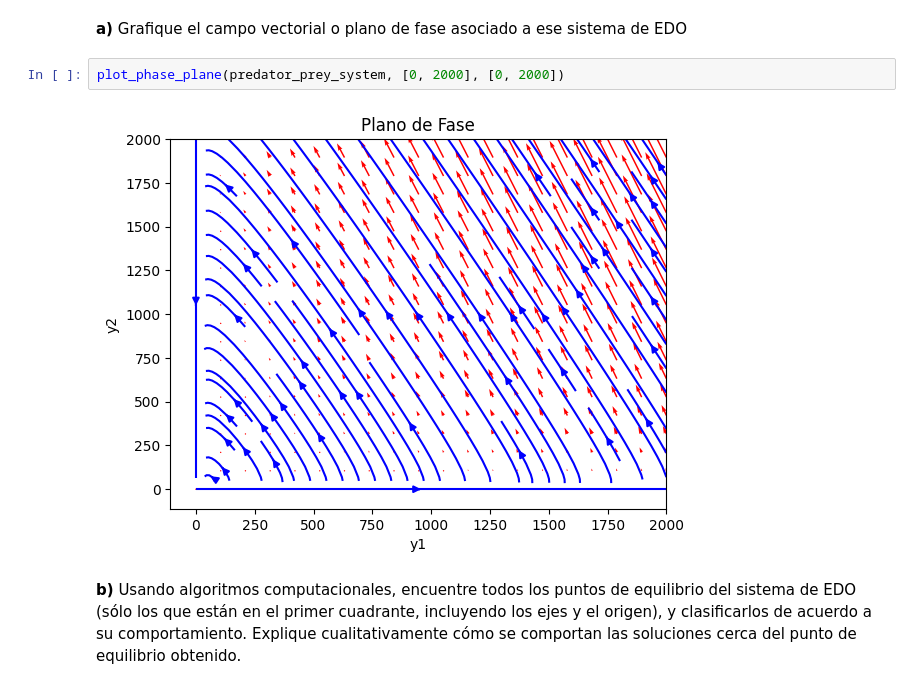
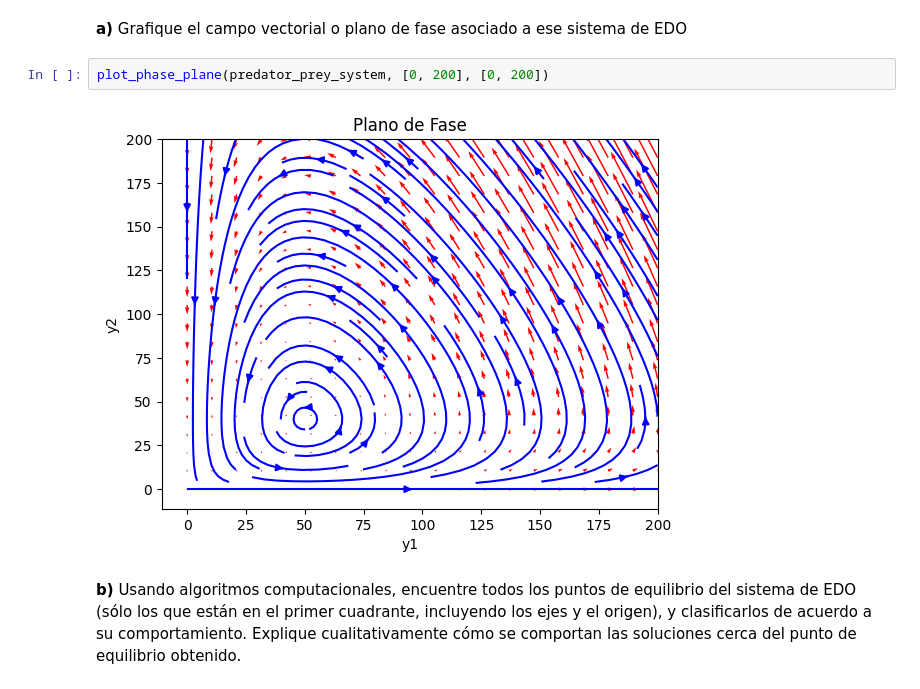
Before and after one commit to hsilv/Lab3-Modsim, a Jupyter notebook: lab3.ipynb, the cells around one changed output. Cells and saved outputs as stored; diff of their text form.

```diff
--- a/lab3.ipynb
+++ b/lab3.ipynb
@@ -219,9 +283,9 @@ Nos interesa la trayectoria y el campo de direcciones que este sistema forma en
 # %% [markdown]
 **a)** Grafique el campo vectorial o plano de fase asociado a ese sistema de EDO
 # %%
-plot_phase_plane(predator_prey_system, [0, 2000], [0, 2000])
+plot_phase_plane(predator_prey_system, [0, 200], [0, 200])
 # %% [output]
-[figure, old version]
+[figure, new version]
 # %% [markdown]
 **b)** Usando algoritmos computacionales, encuentre todos los puntos de equilibrio del sistema de EDO (sólo los que están en el primer cuadrante, incluyendo los ejes y el origen), y clasificarlos de acuerdo a su comportamiento. Explique cualitativamente cómo se comportan las soluciones cerca del punto de equilibrio obtenido.
 # %% [markdown]
```
Also changed, not shown: parts of 64 cells of this notebook.
